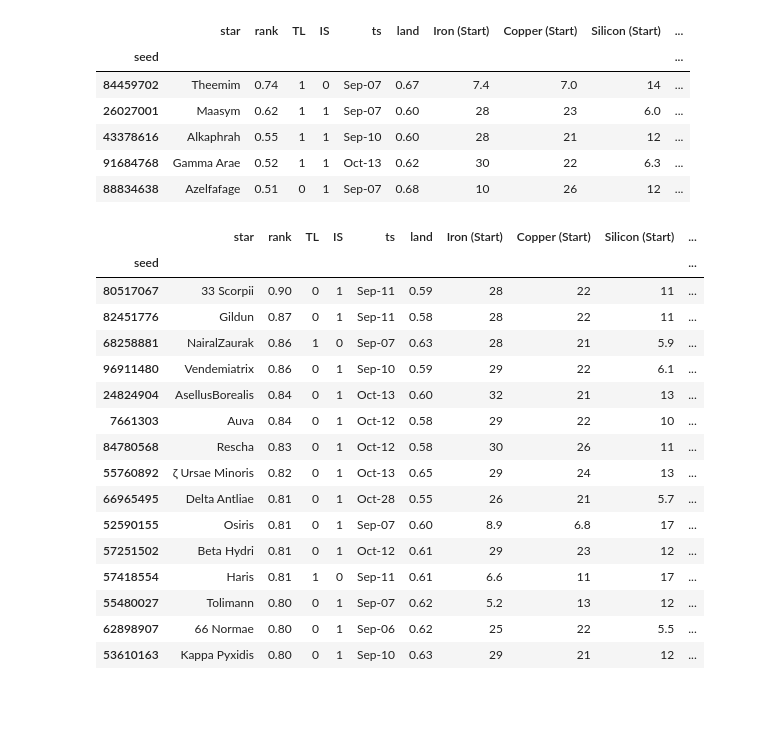
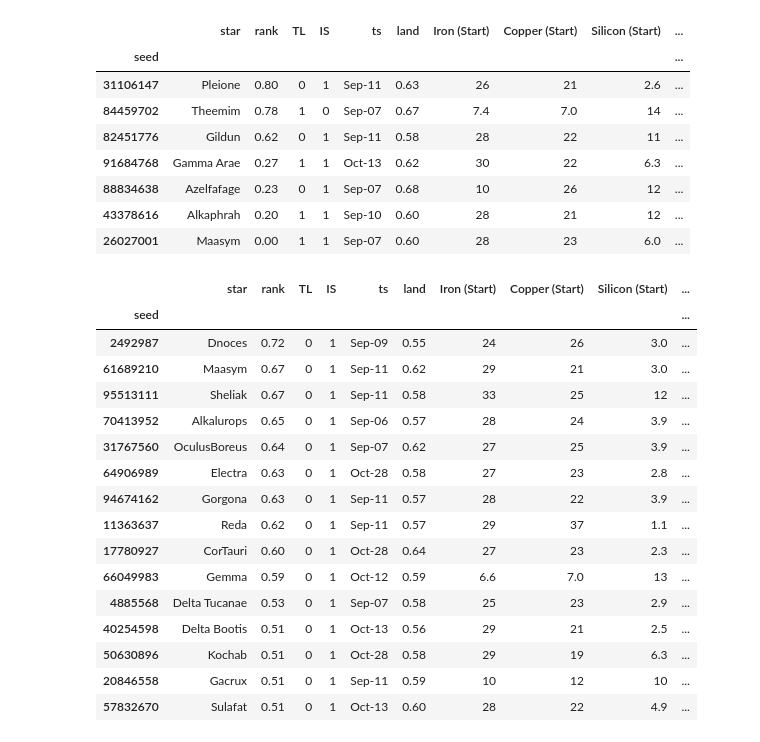
Before and after one commit to drakesiard/dsp-seed-export-parser, a Jupyter notebook: scanner.ipynb, the cells around one changed output. Drawn from its saved outputs; the diff is of its cells as text; code cells hidden in the pictures; blank space fills up the shorter version.

```diff
--- a/scanner.ipynb
+++ b/scanner.ipynb
@@ -54,7 +54,7 @@ M_scaled = [x for x in vein_types if x not in S_scaled]
 previous_runs = [
     84459701, 16015752, 22778246, 26027001, 57786559, 51279269, 94520636,
     32680784, 88834638, 22161804, 87759803, 76768927, 18238299, 43378616,
-    84459702, 91684768,
+    84459702, 91684768, 82451776, 31106147,
 ]
 
 %load_ext autotime
@@ -445,54 +445,56 @@ potential = (
 )
 
 all_pct = seed_res.rank(pct=True, method='min').loc[potential.index]
 potential_pct = potential.rank(pct=True, method='min')
 rank_pct = potential_pct
 
 rsrc_cols = vein_types + gas_types
 start_rsrc_cols = [
     'Iron (Start)', 'Copper (Start)', 'Silicon (Start)', 'Titanium (Start)', 'Stone (Start)', 'Coal (Start)', 'Oil (Start)']
 useful_rsrc_cols = [
     'Iron', 'Copper', 'Silicon', 'Titanium', 'Stone', 'Coal', 'Oil',
     'Organic Crystal', 'Hydrogen gas', 'Fire ice gas']
 
 
 # rank_cols = ['land', 'limit'] + start_rsrc_cols + useful_rsrc_cols
 # rank_cols = start_rsrc_cols + useful_rsrc_cols
-rank_cols = ['limit', 'Oil', 'Organic Crystal', 'Silicon (Start)', 'Oil (Start)']
-# rank_cols = useful_rsrc_cols
+# rank_cols = ['limit', 'Oil', 'Organic Crystal', 'Silicon (Start)', 'Oil (Start)']
+rank_cols = useful_rsrc_cols
 
-# sort_val = rank_pct[rank_cols].min(axis='columns')
+sort_val = rank_pct[rank_cols].min(axis='columns')
 # sort_val = rank_pct[rank_cols].quantile(0.1, axis='columns')
-sort_val = rank_pct[rank_cols].mean(axis='columns')
+# sort_val = rank_pct[rank_cols].mean(axis='columns')
 
 potential.insert(1, 'rank', sort_val)
 sort_idx = sort_val.sort_values(ascending=False).index
 potential = potential.loc[sort_idx]
 pre_run = potential.index.isin(previous_runs)
 show(rank_pct, potential.loc[pre_run])
 show(rank_pct, potential.loc[~pre_run].head(15))
 # %% [output]
 |  | star | rank | TL | IS | ts | land | Iron (Start) | Copper (Start) | Silicon (Start) | ... |
 | seed |  |  |  |  |  |  |  |  |  | ... |
-| 84459702 | Theemim | 0.74 | 1 | 0 | Sep-07 | 0.67 | 7.4 | 7.0 | 14 | ... |
-| 26027001 | Maasym | 0.62 | 1 | 1 | Sep-07 | 0.60 | 28 | 23 | 6.0 | ... |
-| 43378616 | Alkaphrah | 0.55 | 1 | 1 | Sep-10 | 0.60 | 28 | 21 | 12 | ... |
-| 91684768 | Gamma Arae | 0.52 | 1 | 1 | Oct-13 | 0.62 | 30 | 22 | 6.3 | ... |
-| 88834638 | Azelfafage | 0.51 | 0 | 1 | Sep-07 | 0.68 | 10 | 26 | 12 | ... |
+| 31106147 | Pleione | 0.80 | 0 | 1 | Sep-11 | 0.63 | 26 | 21 | 2.6 | ... |
+| 84459702 | Theemim | 0.78 | 1 | 0 | Sep-07 | 0.67 | 7.4 | 7.0 | 14 | ... |
+| 82451776 | Gildun | 0.62 | 0 | 1 | Sep-11 | 0.58 | 28 | 22 | 11 | ... |
+| 91684768 | Gamma Arae | 0.27 | 1 | 1 | Oct-13 | 0.62 | 30 | 22 | 6.3 | ... |
+| 88834638 | Azelfafage | 0.23 | 0 | 1 | Sep-07 | 0.68 | 10 | 26 | 12 | ... |
+| 43378616 | Alkaphrah | 0.20 | 1 | 1 | Sep-10 | 0.60 | 28 | 21 | 12 | ... |
+| 26027001 | Maasym | 0.00 | 1 | 1 | Sep-07 | 0.60 | 28 | 23 | 6.0 | ... |
 |  | star | rank | TL | IS | ts | land | Iron (Start) | Copper (Start) | Silicon (Start) | ... |
 | seed |  |  |  |  |  |  |  |  |  | ... |
-| 80517067 | 33 Scorpii | 0.90 | 0 | 1 | Sep-11 | 0.59 | 28 | 22 | 11 | ... |
-| 82451776 | Gildun | 0.87 | 0 | 1 | Sep-11 | 0.58 | 28 | 22 | 11 | ... |
-| 68258881 | NairalZaurak | 0.86 | 1 | 0 | Sep-07 | 0.63 | 28 | 21 | 5.9 | ... |
-| 96911480 | Vendemiatrix | 0.86 | 0 | 1 | Sep-10 | 0.59 | 29 | 22 | 6.1 | ... |
-| 24824904 | AsellusBorealis | 0.84 | 0 | 1 | Oct-13 | 0.60 | 32 | 21 | 13 | ... |
-| 7661303 | Auva | 0.84 | 0 | 1 | Oct-12 | 0.58 | 29 | 22 | 10 | ... |
-| 84780568 | Rescha | 0.83 | 0 | 1 | Oct-12 | 0.58 | 30 | 26 | 11 | ... |
-| 55760892 | ζ Ursae Minoris | 0.82 | 0 | 1 | Oct-13 | 0.65 | 29 | 24 | 13 | ... |
-| 66965495 | Delta Antliae | 0.81 | 0 | 1 | Oct-28 | 0.55 | 26 | 21 | 5.7 | ... |
-| 52590155 | Osiris | 0.81 | 0 | 1 | Sep-07 | 0.60 | 8.9 | 6.8 | 17 | ... |
-| 57251502 | Beta Hydri | 0.81 | 0 | 1 | Oct-12 | 0.61 | 29 | 23 | 12 | ... |
-| 57418554 | Haris | 0.81 | 1 | 0 | Sep-11 | 0.61 | 6.6 | 11 | 17 | ... |
-| 55480027 | Tolimann | 0.80 | 0 | 1 | Sep-07 | 0.62 | 5.2 | 13 | 12 | ... |
-| 62898907 | 66 Normae | 0.80 | 0 | 1 | Sep-06 | 0.62 | 25 | 22 | 5.5 | ... |
-| 53610163 | Kappa Pyxidis | 0.80 | 0 | 1 | Sep-10 | 0.63 | 29 | 21 | 12 | ... |
+| 2492987 | Dnoces | 0.72 | 0 | 1 | Sep-09 | 0.55 | 24 | 26 | 3.0 | ... |
+| 61689210 | Maasym | 0.67 | 0 | 1 | Sep-11 | 0.62 | 29 | 21 | 3.0 | ... |
+| 95513111 | Sheliak | 0.67 | 0 | 1 | Sep-11 | 0.58 | 33 | 25 | 12 | ... |
+| 70413952 | Alkalurops | 0.65 | 0 | 1 | Sep-06 | 0.57 | 28 | 24 | 3.9 | ... |
+| 31767560 | OculusBoreus | 0.64 | 0 | 1 | Sep-07 | 0.62 | 27 | 25 | 3.9 | ... |
+| 64906989 | Electra | 0.63 | 0 | 1 | Oct-28 | 0.58 | 27 | 23 | 2.8 | ... |
+| 94674162 | Gorgona | 0.63 | 0 | 1 | Sep-11 | 0.57 | 28 | 22 | 3.9 | ... |
+| 11363637 | Reda | 0.62 | 0 | 1 | Sep-11 | 0.57 | 29 | 37 | 1.1 | ... |
+| 17780927 | CorTauri | 0.60 | 0 | 1 | Oct-28 | 0.64 | 27 | 23 | 2.3 | ... |
+| 66049983 | Gemma | 0.59 | 0 | 1 | Oct-12 | 0.59 | 6.6 | 7.0 | 13 | ... |
+| 4885568 | Delta Tucanae | 0.53 | 0 | 1 | Sep-07 | 0.58 | 25 | 23 | 2.9 | ... |
+| 40254598 | Delta Bootis | 0.51 | 0 | 1 | Oct-13 | 0.56 | 29 | 21 | 2.5 | ... |
+| 50630896 | Kochab | 0.51 | 0 | 1 | Oct-28 | 0.58 | 29 | 19 | 6.3 | ... |
+| 20846558 | Gacrux | 0.51 | 0 | 1 | Sep-11 | 0.59 | 10 | 12 | 10 | ... |
+| 57832670 | Sulafat | 0.51 | 0 | 1 | Oct-13 | 0.60 | 28 | 22 | 4.9 | ... |
```
Also changed, not shown: parts of 22 cells of this notebook.
